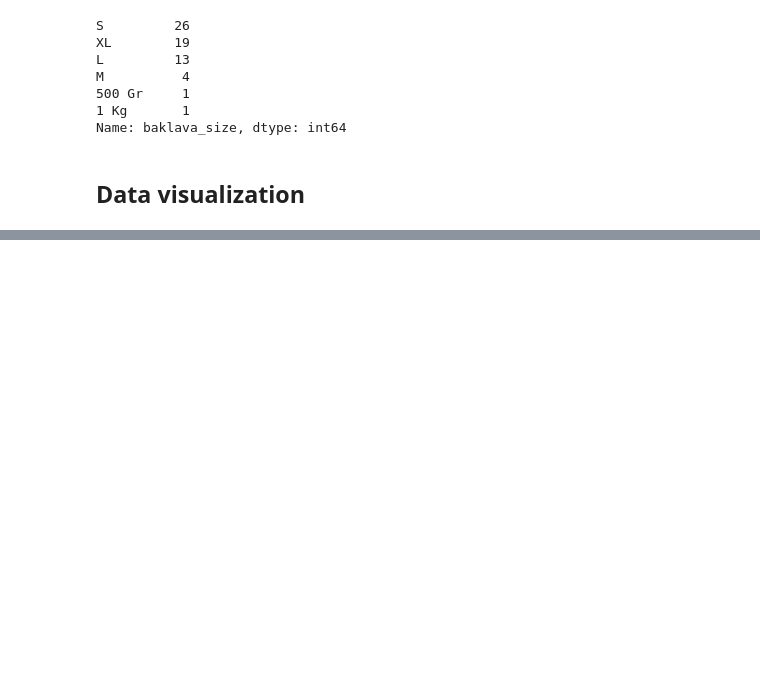
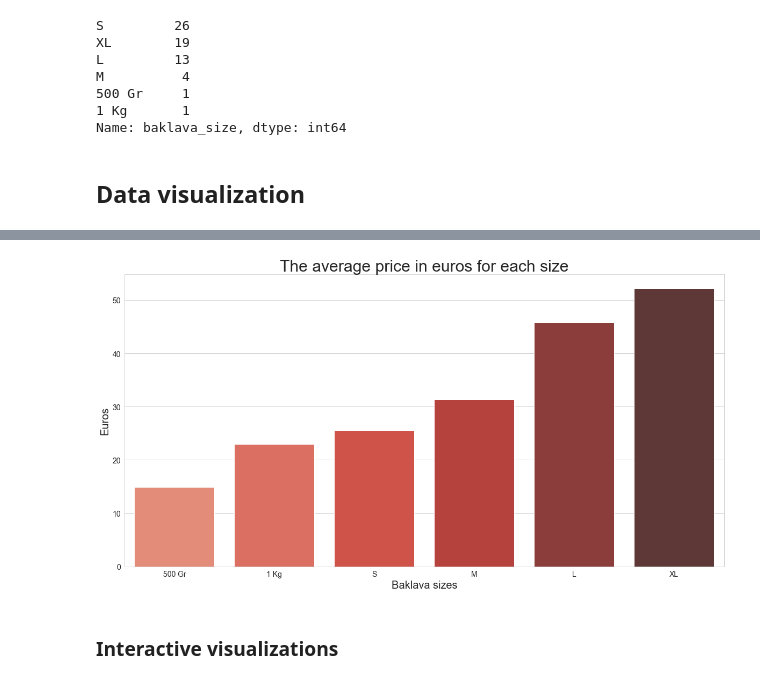
Before and after one commit to Oguzhanrose/webscrapingproject, a Jupyter notebook: data_wrangling.ipynb, the cells around one changed output, grey strips where cells are left out. Saved outputs shown, nothing was run; the diff lists cells and outputs as text; code cells hidden in the pictures; blank space fills up the shorter version.

```diff
--- a/data_wrangling.ipynb
+++ b/data_wrangling.ipynb
@@ -251,0 +236,30 @@ plt.show()
+# %%
+# perform groupby
+size = df_clean.groupby(['baklava_size']).agg(mean_price_by_size=("baklava_price_euro", 'mean'))
+size = size.reset_index()
+size = size.set_index([pd.Index([1,0,4,3,2,5])]).sort_index() # to have chronology regards to the size
+
+# Figure size
+fig = plt.figure(figsize=(20,10))
+
+pal = sns.color_palette("Reds_d", len(size))
+
+# plot barplot
+sns.barplot(x="baklava_size",
+           y="mean_price_by_size",
+           data=size,
+           palette=np.array(pal))
+
+plt.title('The average price in euros for each size', fontsize=30)
+plt.ylabel('Euros', fontsize=20)
+plt.xlabel('Baklava sizes', fontsize=20)
+plt.xticks(size=14)
+plt.yticks(size=14)
+plt.show()
+
+#pal = sns.color_palette("Blues_d", len(top_10_expensive_index))
+#sns.barplot(top_10_expensive_name, top_10_expensive_price, alpha=0.8, palette=np.array(pal[::-1]))
+# %% [output]
+[figure, added]
+# %% [markdown]
+### Interactive visualizations
```
Also changed, not shown: parts of 16 cells of this notebook.
